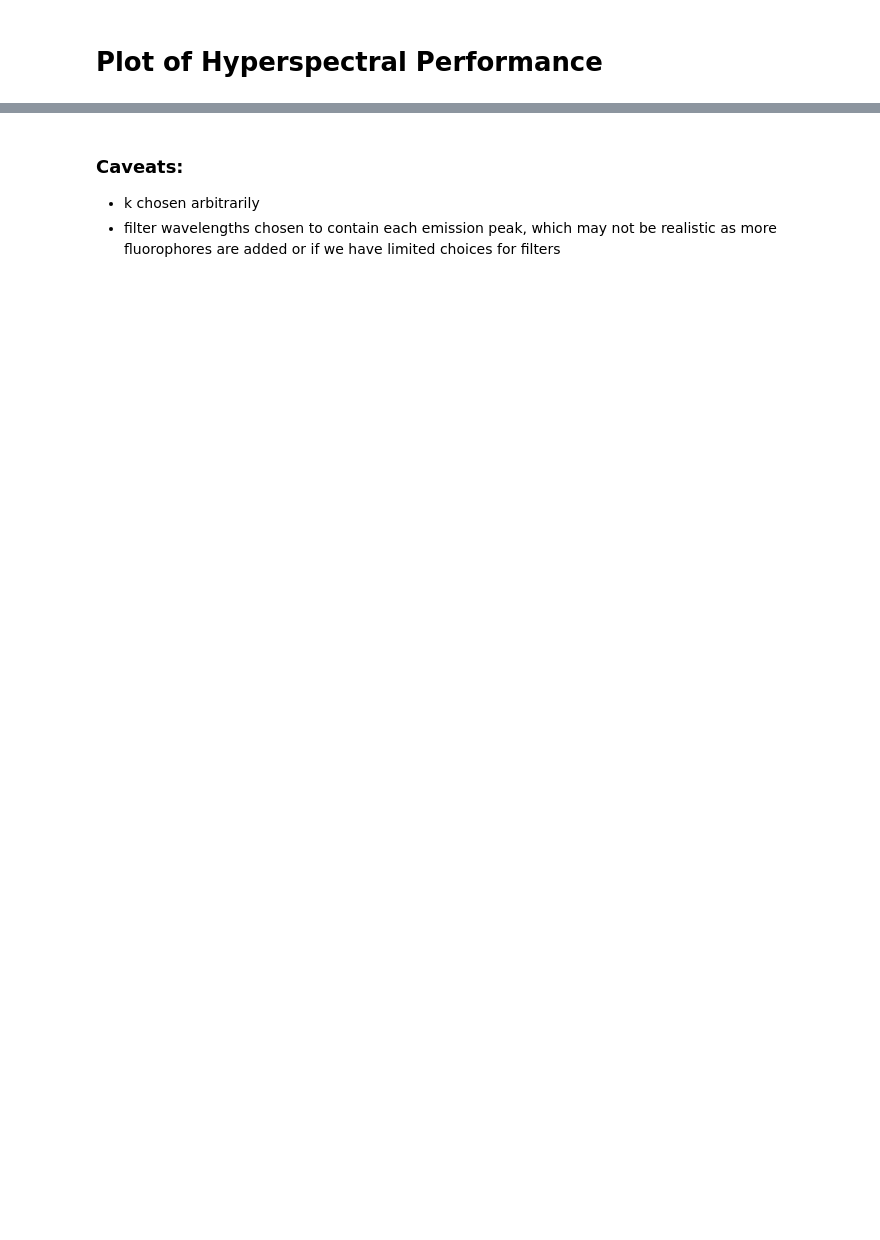
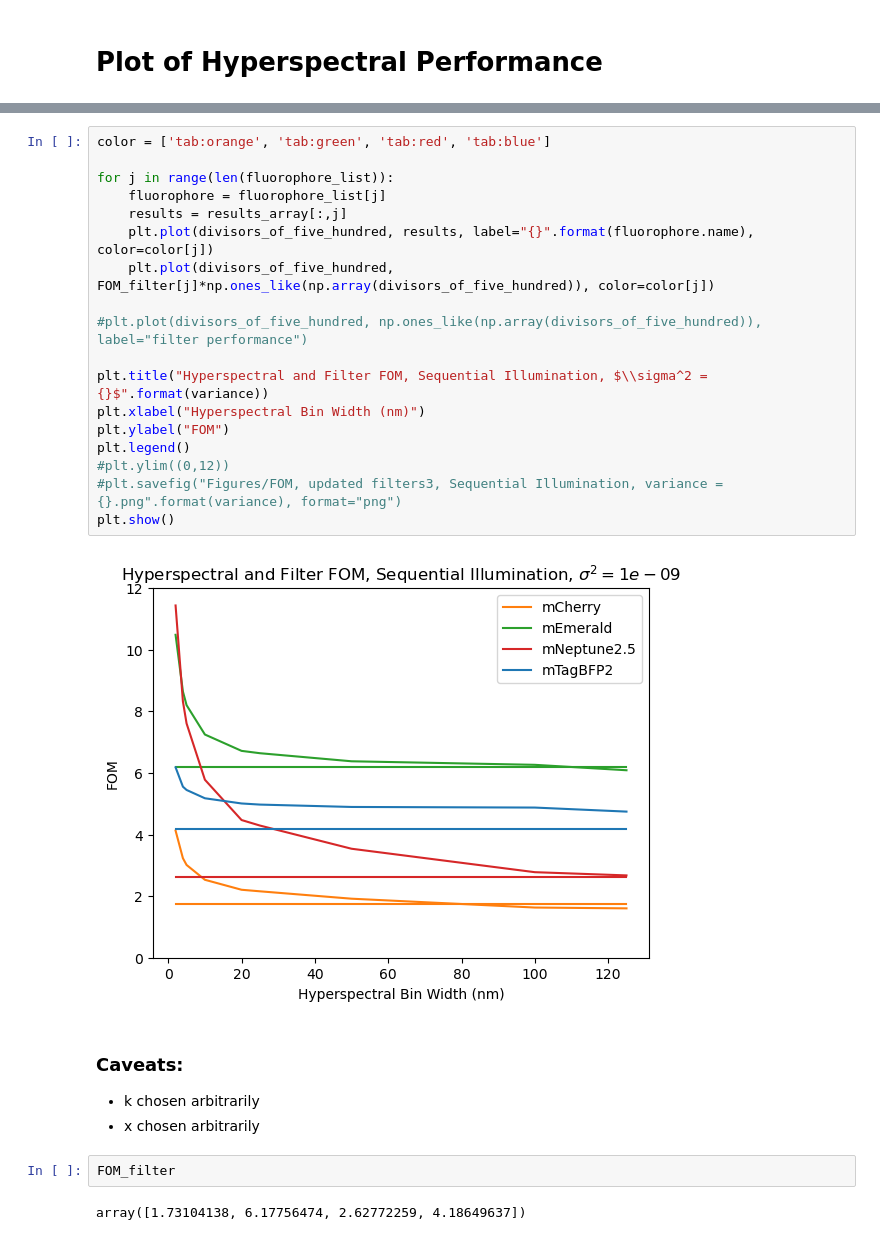
Before and after one commit to PatrickLaRiviereLab/hyperspectral, a Jupyter notebook: filter_model.ipynb, the cells around one changed output, grey strips where cells are left out. Drawn from its saved outputs; the diff is of its cells as text; blank space fills up the shorter version.

```diff
--- a/filter_model.ipynb
+++ b/filter_model.ipynb
@@ -97,4 +108,28 @@ plt.show()
+# %%
+color = ['tab:orange', 'tab:green', 'tab:red', 'tab:blue']
+
+for j in range(len(fluorophore_list)):
+    fluorophore = fluorophore_list[j]
+    results = results_array[:,j]
+    plt.plot(divisors_of_five_hundred, results, label="{}".format(fluorophore.name), color=color[j])
+    plt.plot(divisors_of_five_hundred, FOM_filter[j]*np.ones_like(np.array(divisors_of_five_hundred)), color=color[j])
+
+#plt.plot(divisors_of_five_hundred, np.ones_like(np.array(divisors_of_five_hundred)), label="filter performance")
+
+plt.title("Hyperspectral and Filter FOM, Sequential Illumination, $\\sigma^2 = {}$".format(variance))
+plt.xlabel("Hyperspectral Bin Width (nm)")
+plt.ylabel("FOM")
+plt.legend()
+#plt.ylim((0,12))
+#plt.savefig("Figures/FOM, updated filters3, Sequential Illumination, variance = {}.png".format(variance), format="png")
+plt.show()
+# %% [output]
+[figure, added]
 # %% [markdown]
 ### Caveats:
 - k chosen arbitrarily
-- filter wavelengths chosen to contain each emission peak, which may not be realistic as more fluorophores are added or if we have limited choices for filters
+- x chosen arbitrarily
+# %%
+FOM_filter
+# %% [output]
+array([1.73104138, 6.17756474, 2.62772259, 4.18649637])
```
Also changed, not shown: parts of 6 cells of this notebook, 33 other files.
